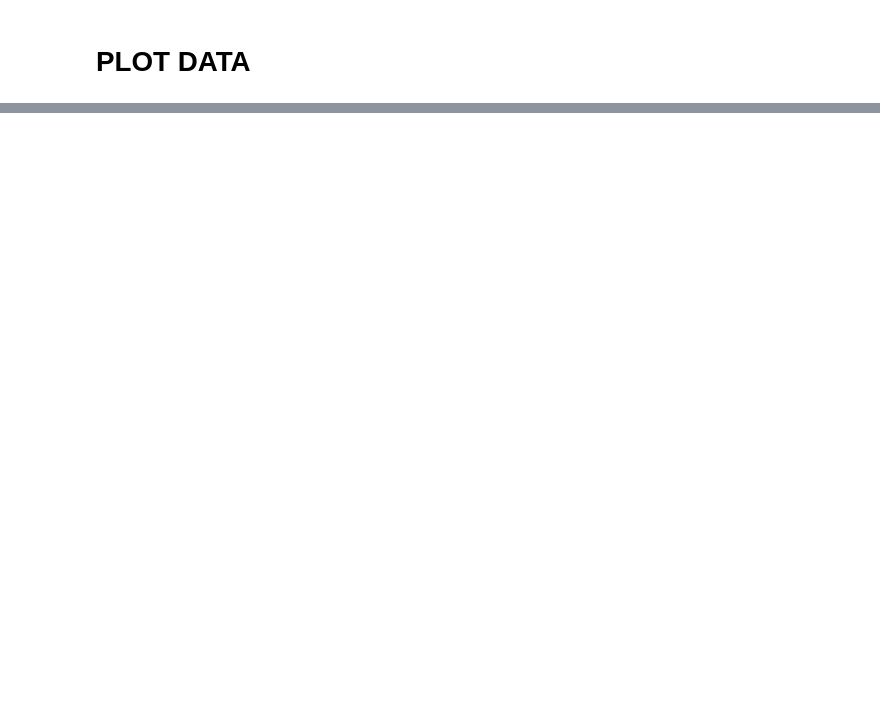
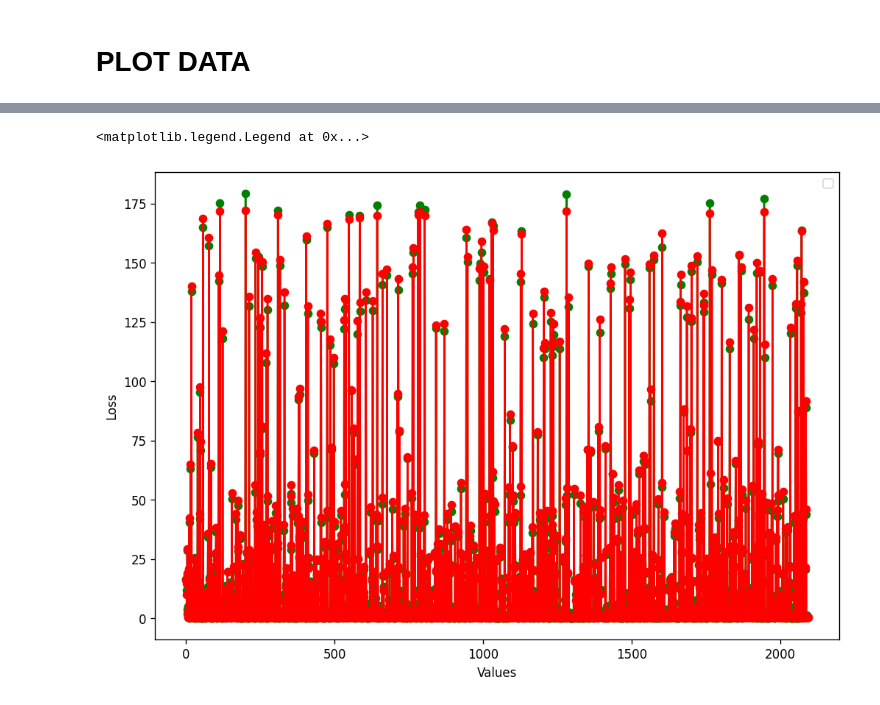
Before and after one commit to ferriitoo/CS584-Machine-Learning, a Jupyter notebook: project/CS584_ML_Project.ipynb, the cells around one changed output, grey strips where cells are left out. Saved outputs shown, nothing was run; the diff lists cells and outputs as text; code cells hidden in the pictures; blank space fills up the shorter version.

```diff
--- a/project/CS584_ML_Project.ipynb
+++ b/project/CS584_ML_Project.ipynb
@@ -56,0 +76,15 @@ The size of our sample is:  10468
+# %%
+model = Sequential()
+model.add(LSTM(units = 50, return_sequences=True, input_shape=(x_train.shape[1], 1)))
+model.add(Dropout(0.2))
+
+model.add(LSTM(units = 50, return_sequences=True))
+model.add(Dropout(0.2))
+
+model.add(LSTM(units = 50, return_sequences=True))
+model.add(Dropout(0.2))
+
+model.add(LSTM(units = 50))
+model.add(Dropout(0.2))
+
+model.add(Dense(1))
@@ -56,0 +94,3 @@ The size of our sample is:  10468
+# %%
+model.compile(loss='mean_squared_error', optimizer='adam', metrics=['MSE'])
+model.fit(x_train, y_train, epochs=50, batch_size=8, validation_data=(x_val, y_val), verbose=2)
@@ -56,0 +116,2 @@ The size of our sample is:  10468
+# %%
+Predicted_data = model.predict(x_test)
@@ -57,2 +120,10 @@ The size of our sample is:  10468
 # %% [markdown]
 # PLOT DATA
+# %%
+plt.figure(num=None, figsize=(10, 7), dpi=120, facecolor='w', edgecolor='k')
+plt.plot(y_test, color='g', marker='o')
+plt.plot(Predicted_data, color='r', marker='o')
+plt.xlabel('Values')
+plt.ylabel('Loss')
+plt.legend(loc='upper right')
+# %% [output]
@@ -59,3 +131,5 @@ The size of our sample is:  10468
+<matplotlib.legend.Legend at 0x...>
+[figure, added]
 # %%
 plot_data(df)
 #plot(df.Date, df.Open)
```
Also changed, not shown: parts of 11 cells of this notebook.
